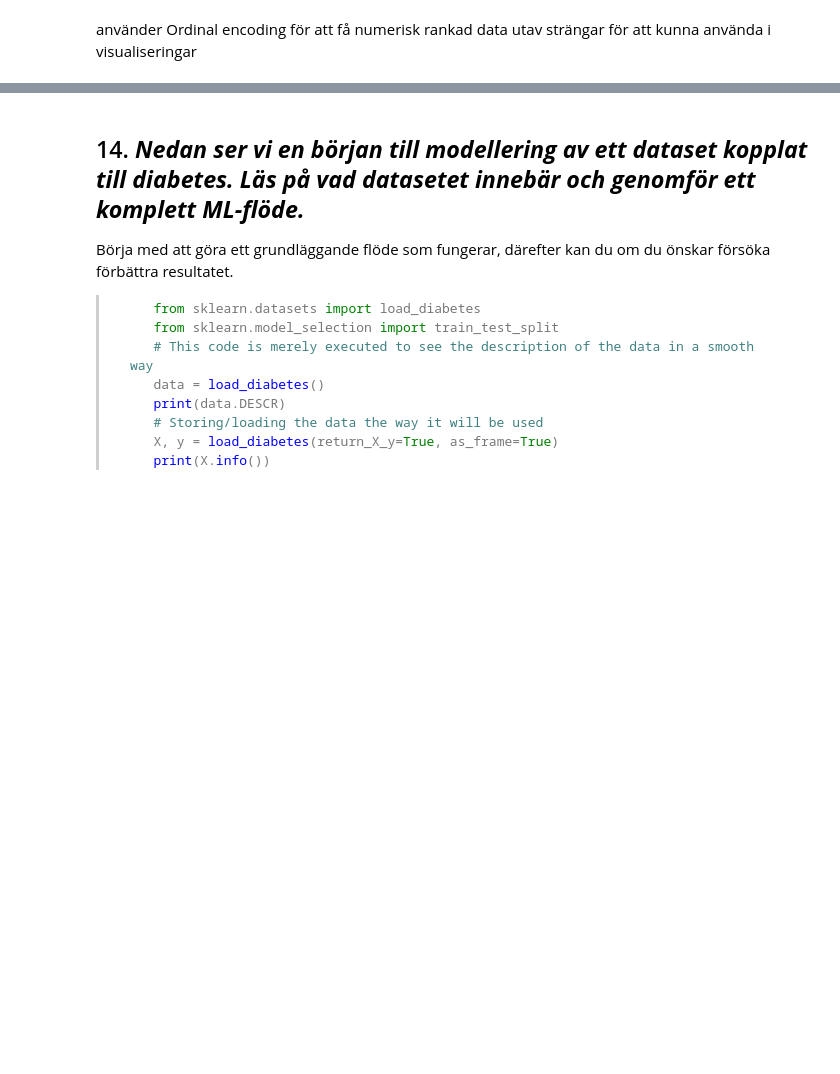
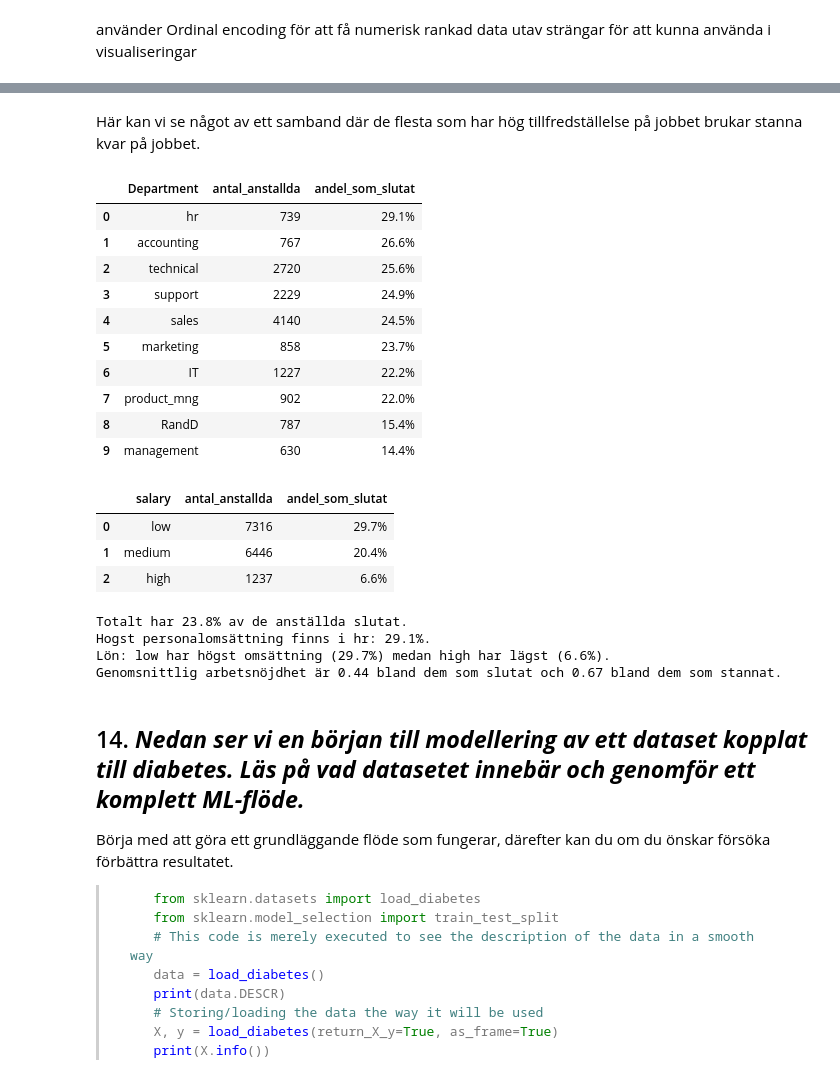
Before and after one commit to stuNero/ai_bok_ovn_uppgifter, a Jupyter notebook: kapitel/kap_3.ipynb, the cells around one changed output, grey strips where cells are left out. Cells and saved outputs as stored; diff of their text form; code cells hidden in the pictures; blank space fills up the shorter version.

```diff
--- a/kapitel/kap_3.ipynb
+++ b/kapitel/kap_3.ipynb
@@ -166,0 +200,34 @@ Här kan vi se något av ett samband där de flesta som har hög tillfredställe
+# %% [markdown]
+Här kan vi se något av ett samband där de flesta som har hög tillfredställelse på jobbet brukar stanna kvar på jobbet.
+# %%
+department_summary = (
+    hr_df.groupby("Department", observed=True)
+    .agg(antal_anstallda=("Emp_Id", "size"), andel_som_slutat=("left", "mean"))
+    .sort_values("andel_som_slutat", ascending=False).reset_index()
+)
+salary_summary = (
+    hr_df.groupby("salary", observed=True)
+    .agg(antal_anstallda=("Emp_Id", "size"), andel_som_slutat=("left", "mean"))
+    .reset_index()
+)
+display(department_summary.style.format({"andel_som_slutat": "{:.1%}"}))
+display(salary_summary.style.format({"andel_som_slutat": "{:.1%}"}))
+fig = px.bar(department_summary, x="Department", y="andel_som_slutat", text_auto=".1%", title="Andel anställda som slutat per avdelning", labels={"Department": "Avdelning", "andel_som_slutat": "Andel som slutat"})
+fig.update_yaxes(tickformat=".0%")
+fig.show()
+# %% [output]
+|  | Department | antal_anstallda | andel_som_slutat |
+| 0 | hr | 739 | 29.1% |
+| 1 | accounting | 767 | 26.6% |
+| 2 | technical | 2720 | 25.6% |
+| 3 | support | 2229 | 24.9% |
+| 4 | sales | 4140 | 24.5% |
+| 5 | marketing | 858 | 23.7% |
+| 6 | IT | 1227 | 22.2% |
+| 7 | product_mng | 902 | 22.0% |
+| 8 | RandD | 787 | 15.4% |
+| 9 | management | 630 | 14.4% |
+|  | salary | antal_anstallda | andel_som_slutat |
+| 0 | low | 7316 | 29.7% |
+| 1 | medium | 6446 | 20.4% |
+| 2 | high | 1237 | 6.6% |
@@ -167,3 +244,19 @@ Här kan vi se något av ett samband där de flesta som har hög tillfredställe
+# %%
+# Sammanfattning som kan anvandas direkt i en presentation for ledningsgruppen.
+highest_department = department_summary.iloc[0]
+highest_salary = salary_summary.loc[salary_summary["andel_som_slutat"].idxmax()]
+lowest_salary = salary_summary.loc[salary_summary["andel_som_slutat"].idxmin()]
+stayed_satisfaction = hr_df.loc[hr_df["left"] == 0, "satisfaction_level"].mean()
+left_satisfaction = hr_df.loc[hr_df["left"] == 1, "satisfaction_level"].mean()
+print(f"Totalt har {hr_df['left'].mean():.1%} av de anställda slutat.")
+print(f"Hogst personalomsättning finns i {highest_department['Department']}: {highest_department['andel_som_slutat']:.1%}.")
+print(f"Lön: {highest_salary['salary']} har högst omsättning ({highest_salary['andel_som_slutat']:.1%}) medan {lowest_salary['salary']} har lägst ({lowest_salary['andel_som_slutat']:.1%}).")
+print(f"Genomsnittlig arbetsnöjdhet är {left_satisfaction:.2f} bland dem som slutat och {stayed_satisfaction:.2f} bland dem som stannat.")
+# %% [output]
+Totalt har 23.8% av de anställda slutat.
+Hogst personalomsättning finns i hr: 29.1%.
+Lön: low har högst omsättning (29.7%) medan high har lägst (6.6%).
+Genomsnittlig arbetsnöjdhet är 0.44 bland dem som slutat och 0.67 bland dem som stannat.
 # %% [markdown]
 ## 14. ***Nedan ser vi en början till modellering av ett dataset kopplat till diabetes. Läs på vad datasetet innebär och genomför ett komplett ML-flöde.***
 Börja med att göra ett grundläggande flöde som fungerar, därefter kan du om
```
Also changed, not shown: parts of 19 cells of this notebook.
